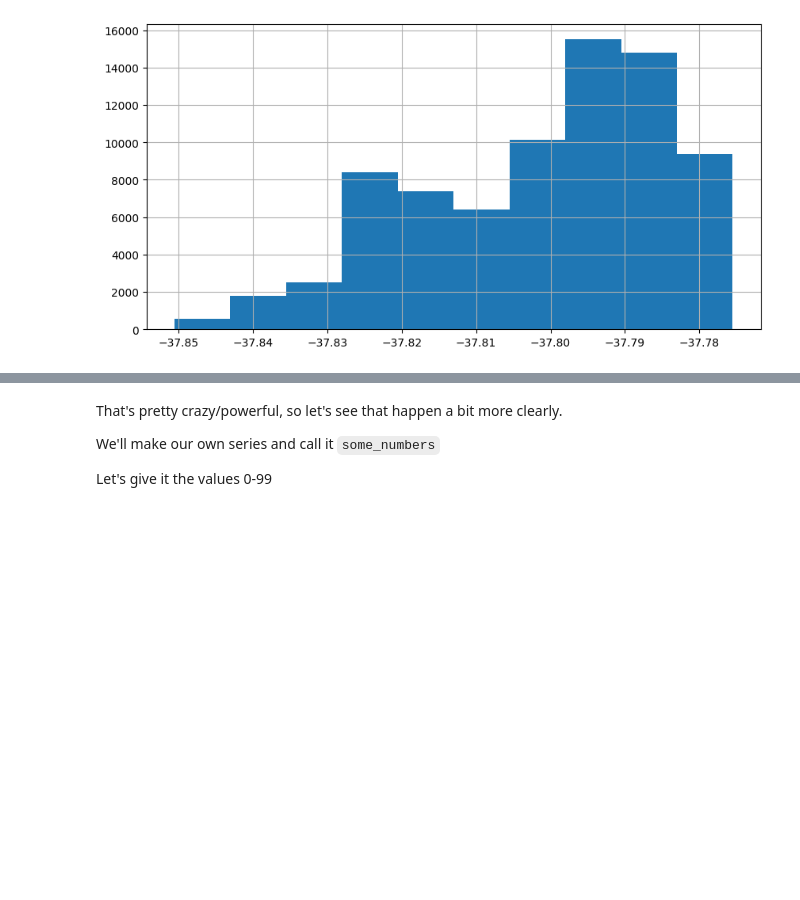
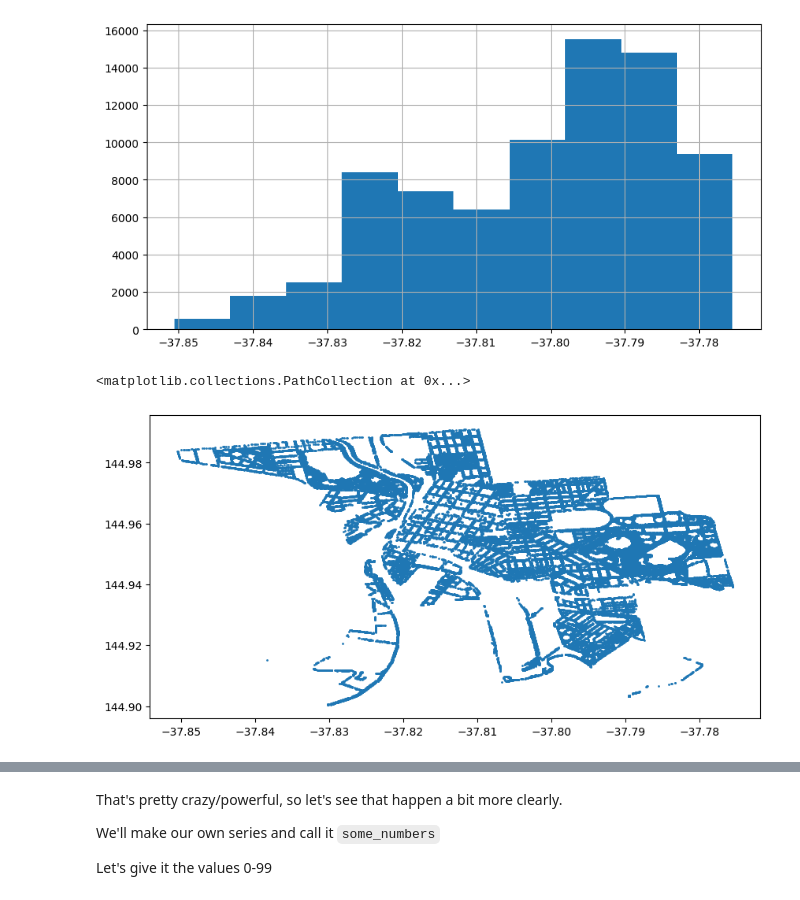
Before and after one commit to YienYan/tree_data, a Jupyter notebook: my_data.ipynb, the cells around one changed output, grey strips where cells are left out. Saved outputs shown, nothing was run; the diff lists cells and outputs as text; code cells hidden in the pictures; blank space fills up the shorter version.

```diff
--- a/my_data.ipynb
+++ b/my_data.ipynb
@@ -157,3 +158,8 @@ tdf.Latitude[tdf.Latitude < 3000].hist()
 # %% [output]
 <Axes: >
 [figure]
+# %%
+plt.scatter(tdf.Latitude, tdf.Longitude, s=1)
+# %% [output]
+<matplotlib.collections.PathCollection at 0x...>
+[figure, added]
```
Also changed, not shown: parts of 5 cells of this notebook.
